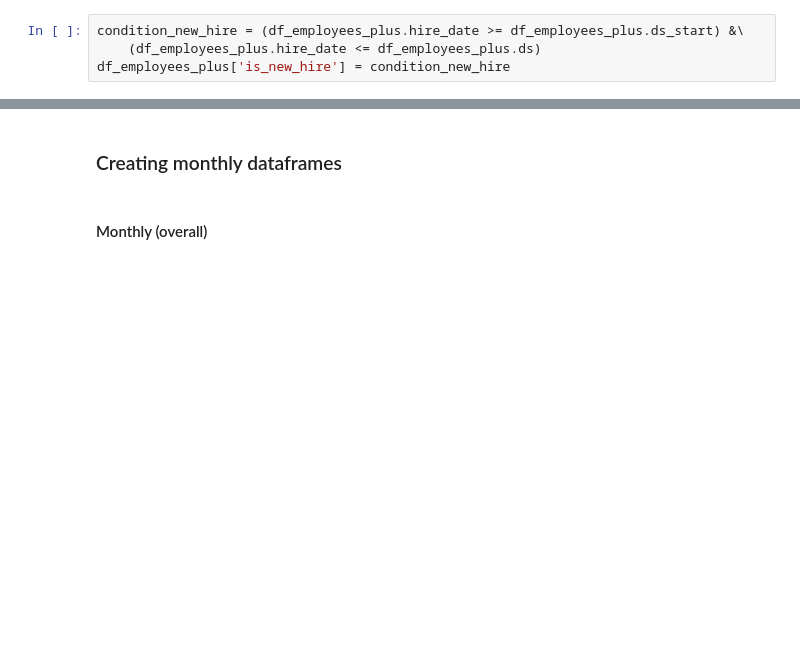
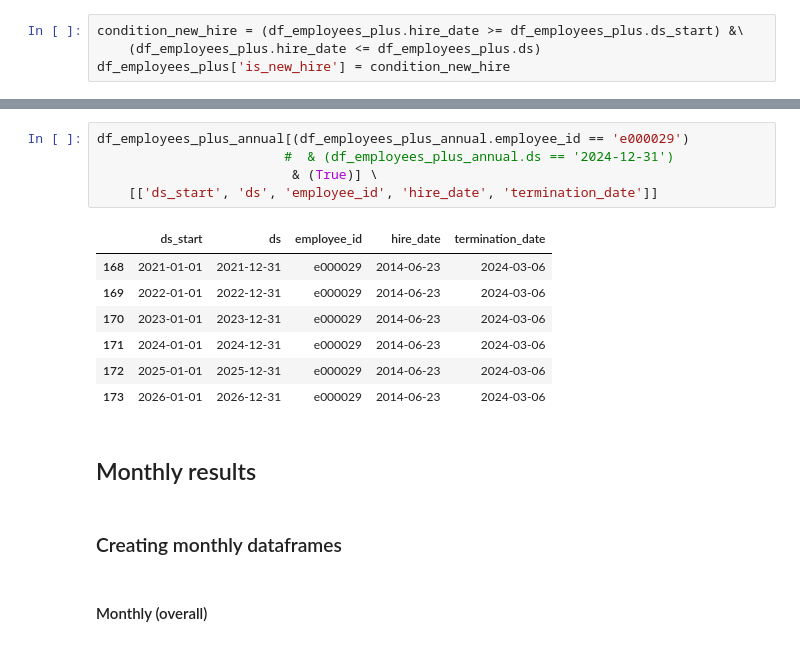
Before and after one commit to AtypicalLogic/fictional_hr_analytics, a Jupyter notebook: analyze/monthly_core_metrics.ipynb, the cells around one changed output, grey strips where cells are left out. Drawn from its saved outputs; the diff is of its cells as text; blank space fills up the shorter version.

```diff
--- a/analyze/monthly_core_metrics.ipynb
+++ b/analyze/monthly_core_metrics.ipynb
@@ -91,3 +161,18 @@ df_employees_plus.head()
+# %%
+df_employees_plus_annual[(df_employees_plus_annual.employee_id == 'e000029')
+                        #  & (df_employees_plus_annual.ds == '2024-12-31')
+                         & (True)] \
+    [['ds_start', 'ds', 'employee_id', 'hire_date', 'termination_date']]
+# %% [output]
+|  | ds_start | ds | employee_id | hire_date | termination_date |
+| 168 | 2021-01-01 | 2021-12-31 | e000029 | 2014-06-23 | 2024-03-06 |
+| 169 | 2022-01-01 | 2022-12-31 | e000029 | 2014-06-23 | 2024-03-06 |
+| 170 | 2023-01-01 | 2023-12-31 | e000029 | 2014-06-23 | 2024-03-06 |
+| 171 | 2024-01-01 | 2024-12-31 | e000029 | 2014-06-23 | 2024-03-06 |
+| 172 | 2025-01-01 | 2025-12-31 | e000029 | 2014-06-23 | 2024-03-06 |
+| 173 | 2026-01-01 | 2026-12-31 | e000029 | 2014-06-23 | 2024-03-06 |
+# %% [markdown]
+## Monthly results
 # %% [markdown]
 ### Creating monthly dataframes
 # %% [markdown]
```
Also changed, not shown: parts of 29 cells of this notebook, 1 other file.
